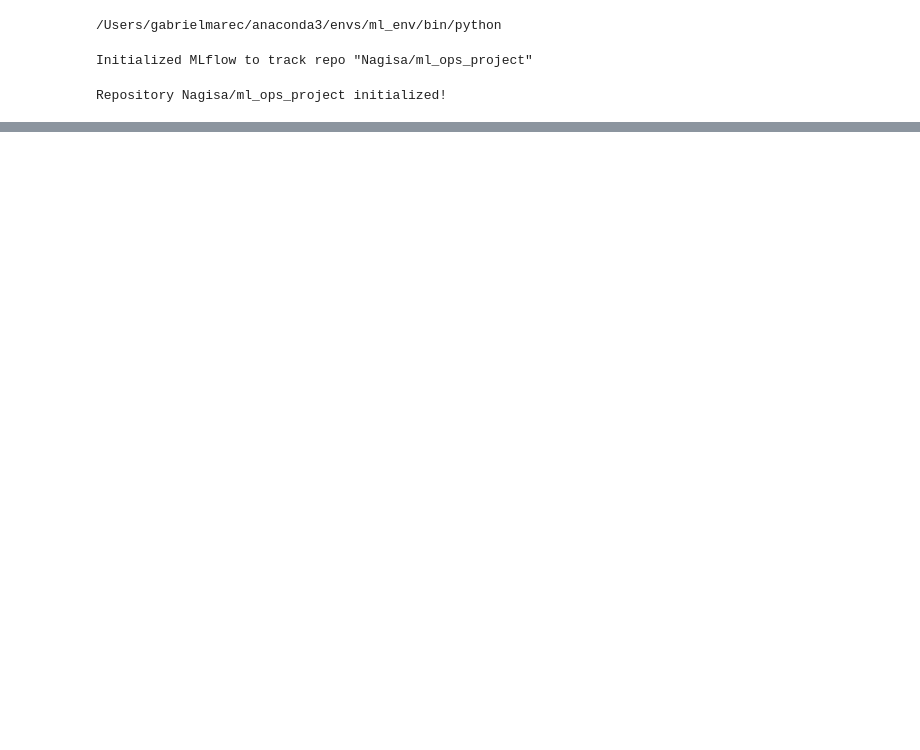
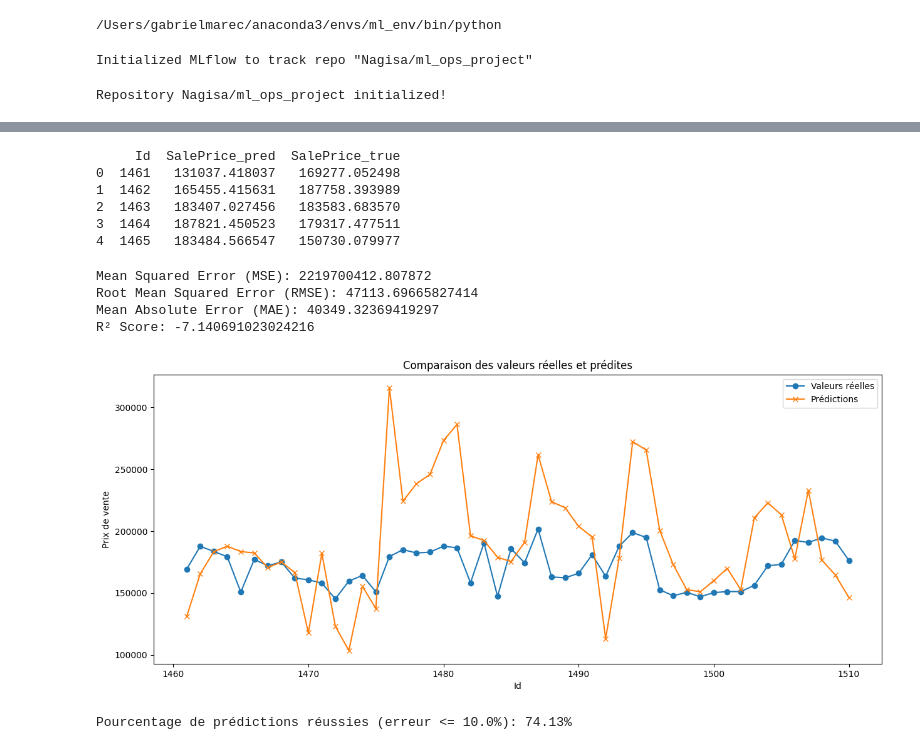
Before and after one commit to Nagisa19/ml_ops_project, a Jupyter notebook: model_training/model_training.ipynb, the cells around one changed output, grey strips where cells are left out. Drawn from its saved outputs; the diff is of its cells as text; code cells hidden in the pictures; blank space fills up the shorter version.

Commit message:
Machine Learning files dans results - 75%

```diff
--- a/model_training/model_training.ipynb
+++ b/model_training/model_training.ipynb
@@ -98,0 +318,59 @@ Repository Nagisa/ml_ops_project initialized!
+# %%
+import matplotlib.pyplot as plt
+
+predictions = pd.read_csv("data/sample_submission.csv")
+ground_truth = pd.read_csv("data/results.csv")
+# %%
+comparison = predictions.merge(ground_truth, on="Id", suffixes=("_pred", "_true"))
+print(comparison.head())
+# %% [output]
+     Id  SalePrice_pred  SalePrice_true
+0  1461   131037.418037   169277.052498
+1  1462   165455.415631   187758.393989
+2  1463   183407.027456   183583.683570
+3  1464   187821.450523   179317.477511
+4  1465   183484.566547   150730.079977
+# %%
+from sklearn.metrics import mean_squared_error, mean_absolute_error, r2_score
+
+# Calculer les métriques
+mse = mean_squared_error(comparison["SalePrice_true"], comparison["SalePrice_pred"])
+rmse = mse ** 0.5
+mae = mean_absolute_error(comparison["SalePrice_true"], comparison["SalePrice_pred"])
+r2 = r2_score(comparison["SalePrice_true"], comparison["SalePrice_pred"])
+
+print(f"Mean Squared Error (MSE): {mse}")
+print(f"Root Mean Squared Error (RMSE): {rmse}")
+print(f"Mean Absolute Error (MAE): {mae}")
+print(f"R² Score: {r2}")
+# %% [output]
+Mean Squared Error (MSE): 2219700412.807872
+Root Mean Squared Error (RMSE): 47113.69665827414
+Mean Absolute Error (MAE): 40349.32369419297
+R² Score: -7.140691023024216
+# %%
+sample_comparison = comparison.head(50)  # Prenez un échantillon si nécessaire
+
+plt.figure(figsize=(15, 6))
+plt.plot(sample_comparison["Id"], sample_comparison["SalePrice_true"], label="Valeurs réelles", marker="o")
+plt.plot(sample_comparison["Id"], sample_comparison["SalePrice_pred"], label="Prédictions", marker="x")
+plt.title("Comparaison des valeurs réelles et prédites")
+plt.xlabel("Id")
+plt.ylabel("Prix de vente")
+plt.legend()
+plt.show()
+# %% [output]
+[figure, added]
+# %%
+# Définir une tolérance en pourcentage (exemple : 10% d'erreur tolérée)
+tolerance = 0.1
+
+# Calculer le pourcentage d'erreur relatif
+relative_errors = np.abs(y_val - y_pred) / y_val
+
+# Calculer le pourcentage de succès
+success_rate = np.sum(relative_errors <= tolerance) / len(y_val) * 100
+
+print(f"Pourcentage de prédictions réussies (erreur <= {tolerance * 100}%): {success_rate:.2f}%")
+# %% [output]
+Pourcentage de prédictions réussies (erreur <= 10.0%): 74.13%
```
Also changed, not shown: parts of 11 cells of this notebook, 8 other files.
